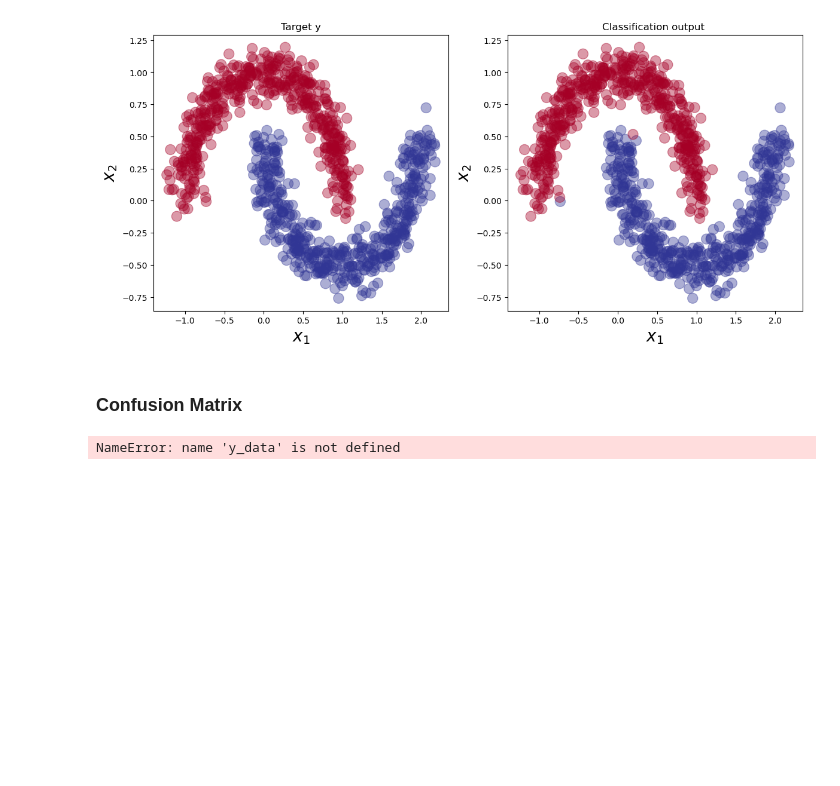
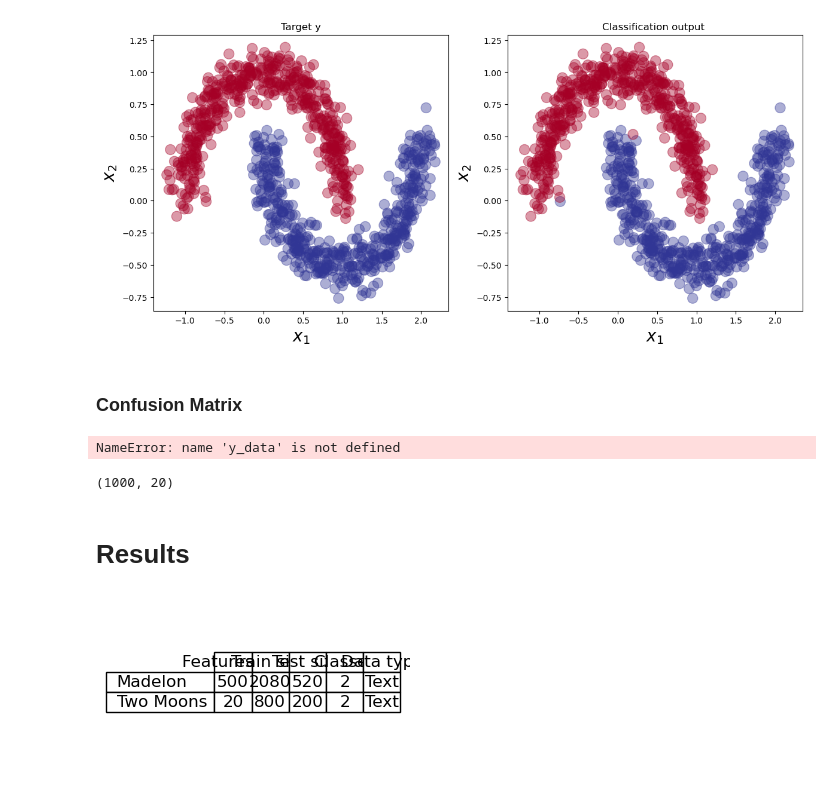
Before and after one commit to yonatanwies/GeometryOfInformation, a Jupyter notebook: 2nd_Milestone.ipynb, the cells around one changed output. Drawn from its saved outputs; the diff is of its cells as text; code cells hidden in the pictures; blank space fills up the shorter version.

```diff
--- a/2nd_Milestone.ipynb
+++ b/2nd_Milestone.ipynb
@@ -363,3 +386,43 @@ plt.ylabel('True Label')
 
 plt.tight_layout()
 plt.show()
+# %%
+madelon.shape
+X_data.shape
+# %% [output]
+(1000, 20)
+# %% [markdown]
+# Results
+# %%
+import pandas as pd
+import matplotlib.pyplot as plt
+from pandas.plotting import table
+
+# Define the data for the table as a dictionary
+
+# data only for madelon and "two moons" datasets
+
+data = {
+    'Features (D)': [500, 20],
+    'Train size' : [2080, 800],
+    'Test size' : [520, 200],
+    'Classes' : [2, 2],
+    'Data type' : ['Text', 'Text']
+}
+
+df = pd.DataFrame(data, index=['Madelon', 'Two Moons'])
+
+# Rendering the DataFrame as a matplotlib table
+fig, ax = plt.subplots(figsize=(2, 2))  # set size frame
+ax.axis('tight')
+ax.axis('off')
+the_table = table(ax, df, loc='center', cellLoc='center', colLoc='center')
+
+# Apply font and alignment properties to the table
+the_table.auto_set_font_size(False)
+the_table.set_fontsize(12)
+the_table.scale(1.2, 1.2)
+
+plt.show()
+# %% [output]
+[figure, added]
```
Also changed, not shown: parts of 4 cells of this notebook.
